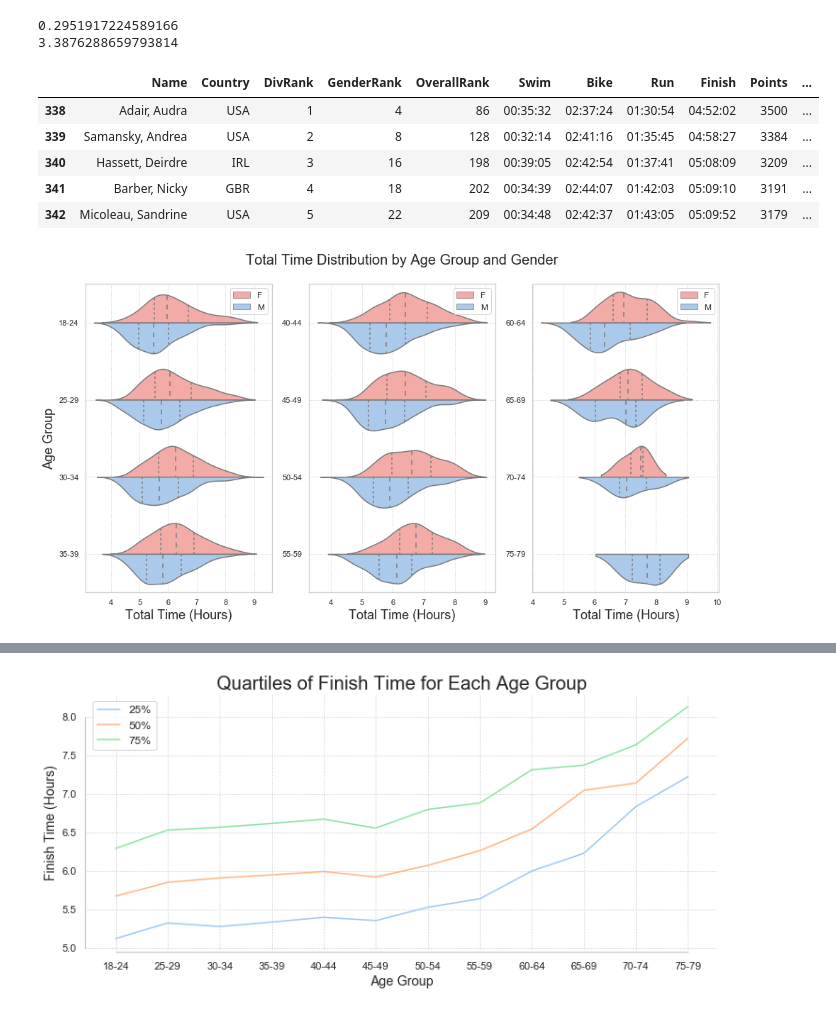
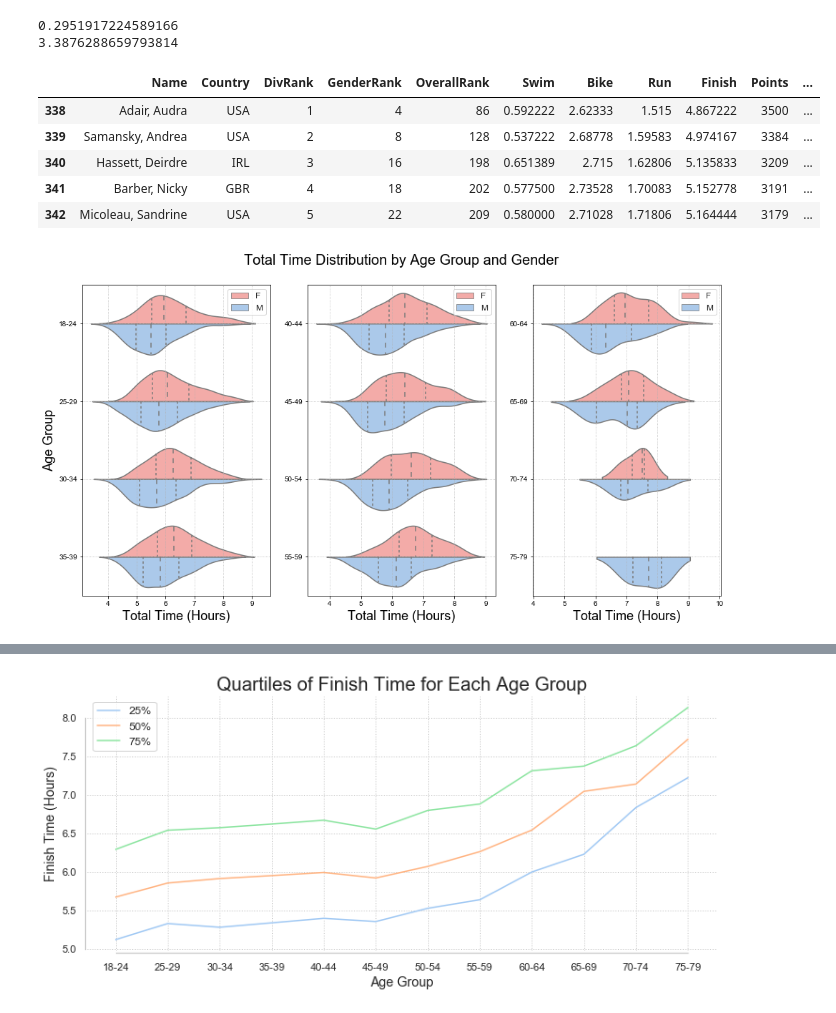
Before and after one commit to yiyiwii/da_triathlon, a Jupyter notebook: da_triathlon.ipynb, the cells around one changed output, grey strips where cells are left out. Cells and saved outputs as stored; diff of their text form; code cells hidden in the pictures.

```diff
--- a/da_triathlon.ipynb
+++ b/da_triathlon.ipynb
@@ -59,0 +84,4 @@ print(df.shape)
+# %%
+df_no_run = df[df['Run']=='pass']
+df_no_run['Run'] = df_no_run['Finish'] - df_no_run['Bike'] - df_no_run['Swim']
+df_no_run.head()
@@ -59,0 +91,4 @@ print(df.shape)
+# %%
+df_no_bike = df[df['Bike']=='pass']
+df_no_bike['Bike'] = df_no_bike['Finish'] - df_no_bike['Run'] - df_no_bike['Swim']
+df_no_bike.head()
@@ -59,0 +102,6 @@ print(df.shape)
+# %%
+inx = df_no_run.index.tolist()
+df.loc[inx, 'Run'] = df_no_run.loc[inx]['Run']
+# %%
+inx = df_no_bike.index.tolist()
+df.loc[inx, 'Bike'] = df_no_bike.loc[inx]['Bike']
@@ -129,30 +200,28 @@ print(6572/1940)
 0.2951917224589166
 3.3876288659793814
 # %%
-df['Finish_long'] = df['Finish'] / pd.Timedelta(hours=1)
-
 large_age = []
 for index, row in df.iterrows():
     age = int(row['AgeGroup'][-2:])
     large_age.append(age)
 df['LargeAge'] = large_age
 
 twothree = df[df['LargeAge'] < 40]
 fourfive = df[(df['LargeAge'] > 40) & (df['LargeAge'] < 60)]
 sixseven = df[df['LargeAge'] > 60]
 
 fourfive.head()
 # %% [output]
 |  | Name | Country | DivRank | GenderRank | OverallRank | Swim | Bike | Run | Finish | Points | ... |
-| 338 | Adair, Audra | USA | 1 | 4 | 86 | 00:35:32 | 02:37:24 | 01:30:54 | 04:52:02 | 3500 | ... |
-| 339 | Samansky, Andrea | USA | 2 | 8 | 128 | 00:32:14 | 02:41:16 | 01:35:45 | 04:58:27 | 3384 | ... |
-| 340 | Hassett, Deirdre | IRL | 3 | 16 | 198 | 00:39:05 | 02:42:54 | 01:37:41 | 05:08:09 | 3209 | ... |
-| 341 | Barber, Nicky | GBR | 4 | 18 | 202 | 00:34:39 | 02:44:07 | 01:42:03 | 05:09:10 | 3191 | ... |
-| 342 | Micoleau, Sandrine | USA | 5 | 22 | 209 | 00:34:48 | 02:42:37 | 01:43:05 | 05:09:52 | 3179 | ... |
+| 338 | Adair, Audra | USA | 1 | 4 | 86 | 0.592222 | 2.62333 | 1.515 | 4.867222 | 3500 | ... |
+| 339 | Samansky, Andrea | USA | 2 | 8 | 128 | 0.537222 | 2.68778 | 1.59583 | 4.974167 | 3384 | ... |
+| 340 | Hassett, Deirdre | IRL | 3 | 16 | 198 | 0.651389 | 2.715 | 1.62806 | 5.135833 | 3209 | ... |
+| 341 | Barber, Nicky | GBR | 4 | 18 | 202 | 0.577500 | 2.73528 | 1.70083 | 5.152778 | 3191 | ... |
+| 342 | Micoleau, Sandrine | USA | 5 | 22 | 209 | 0.580000 | 2.71028 | 1.71806 | 5.164444 | 3179 | ... |
 # %%
 def plot_violin(df_plot, axes, ii):
     ax_cur = axes[ii]
-    sns.violinplot(y="AgeGroup", x="Finish_long", hue="Gender",
+    sns.violinplot(y="AgeGroup", x="Finish", hue="Gender",
                    data=df_plot, split=True, inner="quart",
                    palette={"M": "b", "F": "r"}, ax=ax_cur)
     ax_cur.set_xlabel('Total Time (Hours)', fontsize = ax_fontsize + 4)
@@ -180,5 +249,5 @@ plt.savefig('totaltime_violin_allgroup.png', dpi=800)
 
 plt.show()
 # %% [output]
-[figure, old version]
+[figure, new version]
 # %%
```
Also changed, not shown: parts of 36 cells of this notebook.
